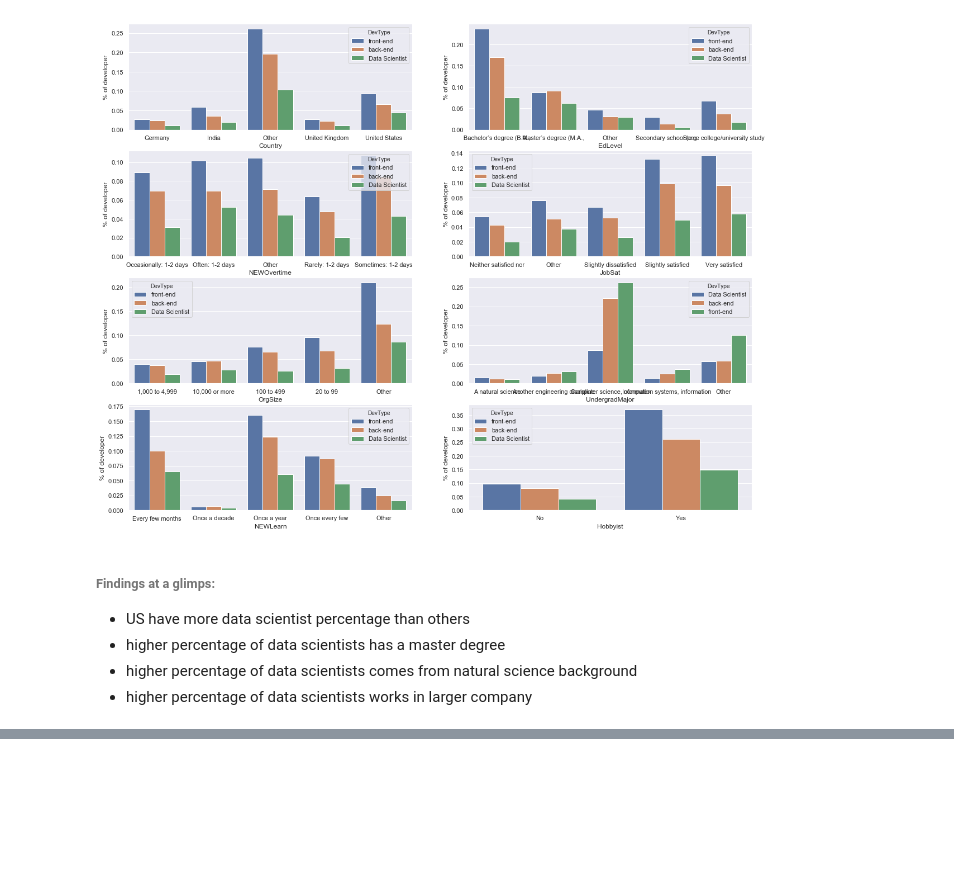
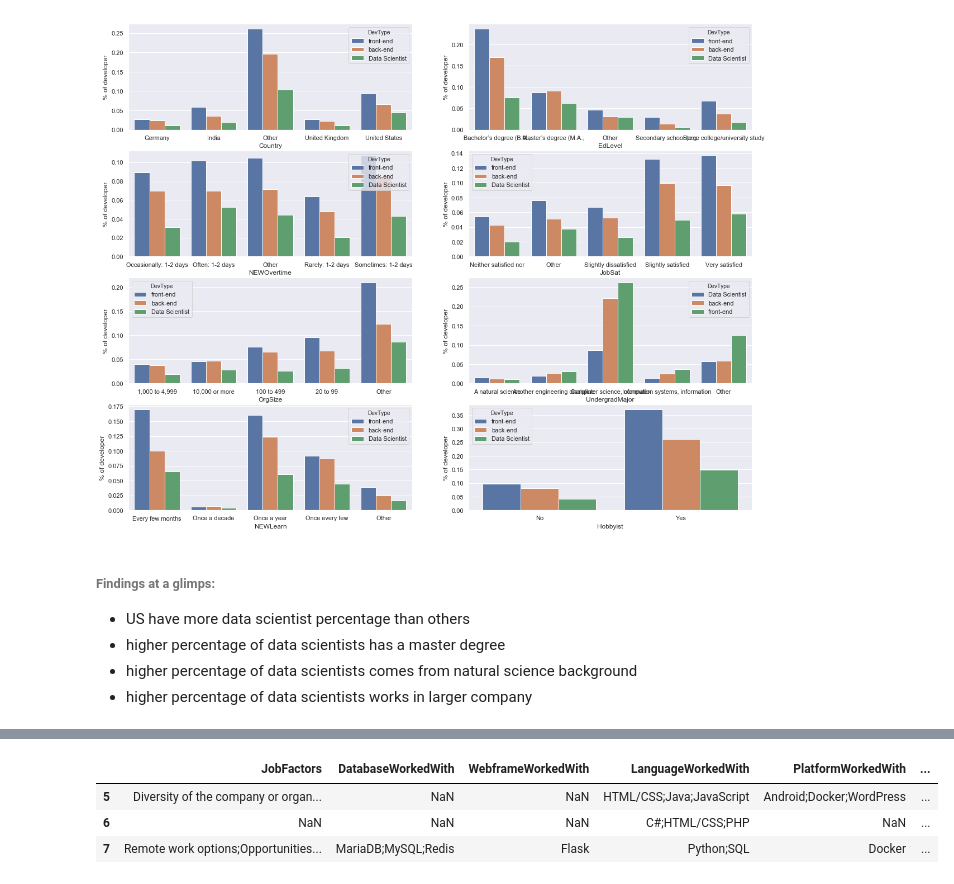
Before and after one commit to chengweiiii/stack-overflow-developer-survey-2020, a Jupyter notebook: stackoverflow_analytics.ipynb, the cells around one changed output, grey strips where cells are left out. Cells and saved outputs as stored; diff of their text form; code cells hidden in the pictures; blank space fills up the shorter version.

```diff
--- a/stackoverflow_analytics.ipynb
+++ b/stackoverflow_analytics.ipynb
@@ -170 +218,9 @@ for col in multi_sel_columns:
+# %%
+#lets take a look at the original data
+df_interested[multi_choice_columns].head(3)
+# %% [output]
+|  | JobFactors | DatabaseWorkedWith | WebframeWorkedWith | LanguageWorkedWith | PlatformWorkedWith | ... |
+| 5 | Diversity of the company or organ... | NaN | NaN | HTML/CSS;Java;JavaScript | Android;Docker;WordPress | ... |
+| 6 | NaN | NaN | NaN | C#;HTML/CSS;PHP | NaN | ... |
+| 7 | Remote work options;Opportunities... | MariaDB;MySQL;Redis | Flask | Python;SQL | Docker | ... |
 # %%
```
Also changed, not shown: parts of 12 cells of this notebook.
